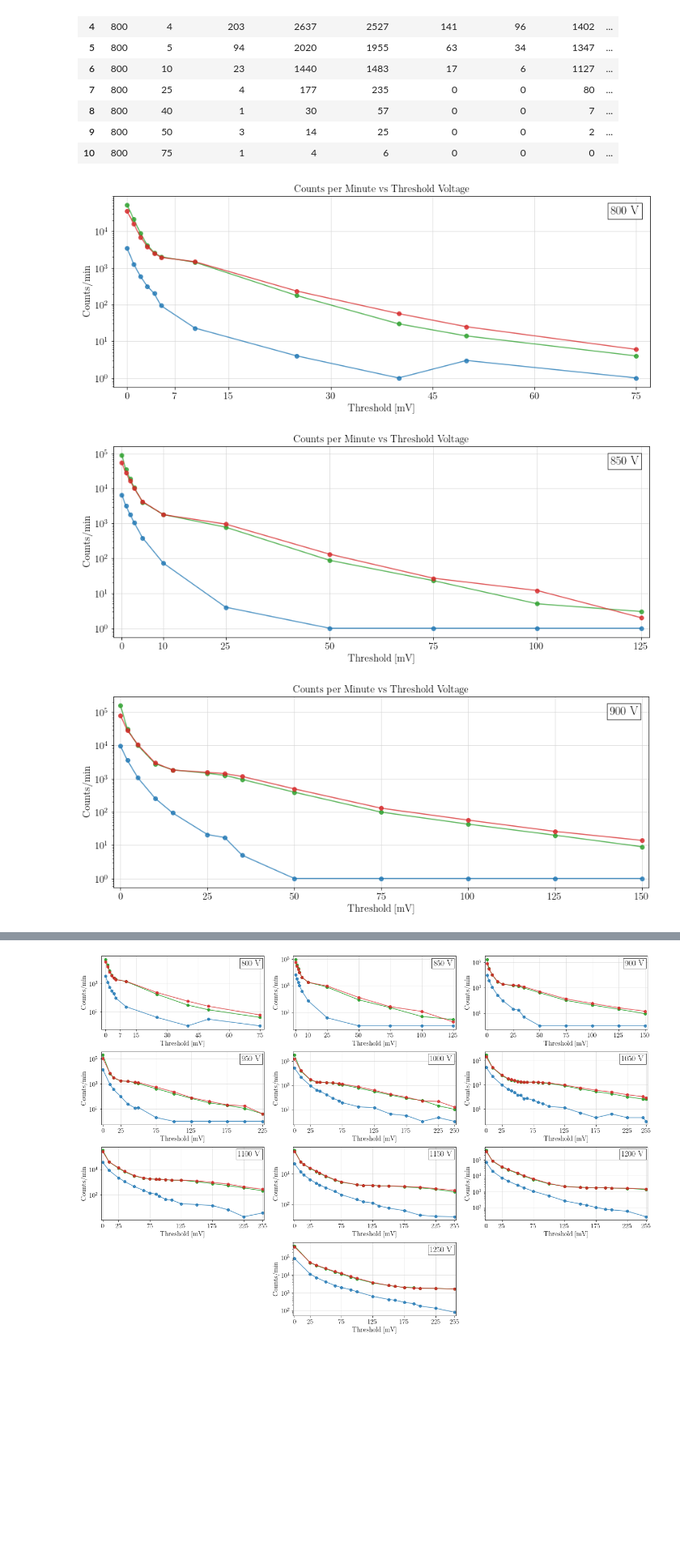
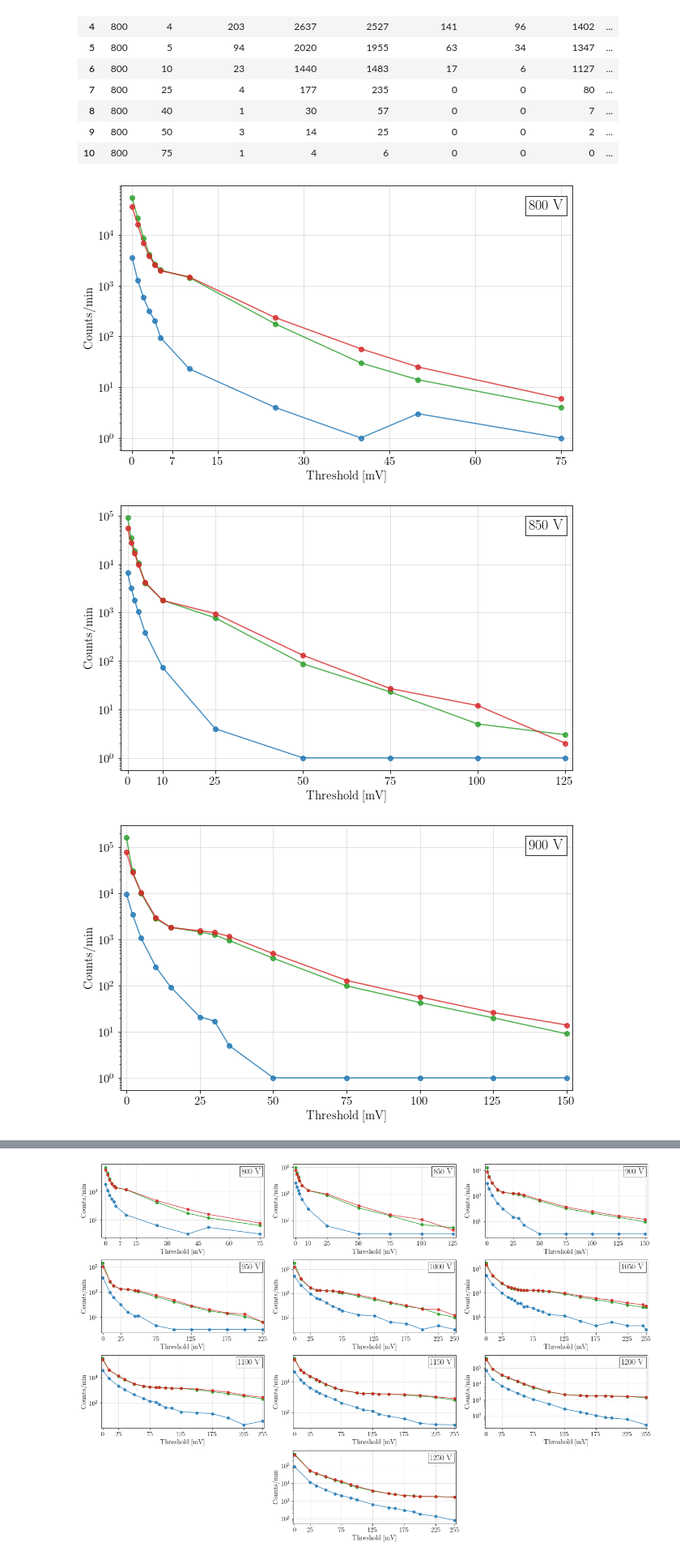
Before and after one commit to elisabreviglieri/muoni_lab, a Jupyter notebook: Calibrazione_Scintillatori.ipynb, the cells around one changed output, grey strips where cells are left out. Shown: that part at 81% size. Drawn from its saved outputs; the diff is of its cells as text; code cells hidden in the pictures; blank space fills up the shorter version.

```diff
--- a/Calibrazione_Scintillatori.ipynb
+++ b/Calibrazione_Scintillatori.ipynb
@@ -24,8 +24,9 @@ from mpl_toolkits.mplot3d import Axes3D
 import uproot
 
 #COSTANTI
-FIGSIZE_1_1 = (12, 5)
-FIGSIZE_3_1 = (12, 15)
+FIGSIZE_1_1 = (10, 6)
+FIGSIZE_3_1 = (10, 18)
+FIGSIZE_3_2 = (18, 12)
 
 FONT = "DejaVu Sans"
 FONT_DIM = [12,15,18,21,27]
@@ -239,35 +240,35 @@ for df, voltage in zip(dataframes, voltages):
              linewidth = LINE_WIDTH, color = COLORI_TRE[1], alpha = GRID_ALPHA)
     plt.plot(df['Th [mV]'], df['Counts/min_3'], linestyle = '-', marker = 'o',
              linewidth = LINE_WIDTH, color = COLORI_TRE[2], alpha = GRID_ALPHA)
 
-    plt.title('Counts per Minute vs Threshold Voltage', fontsize = FONT_DIM[1])
+    #plt.title('Counts per Minute vs Threshold Voltage', fontsize = FONT_DIM[1])
     plt.xlabel('Threshold [mV]', fontsize = FONT_DIM[1])
     plt.ylabel('Counts/min', fontsize = FONT_DIM[1])
 
     plt.xticks(Asse_x[voltage], fontsize = FONT_DIM[1])
     plt.yticks(fontsize = FONT_DIM[1])
 
     plt.xlim(-2, df['Th [mV]'].max() + 2)
 
     plt.yscale('log')
     plt.grid(True, color = 'lightgray',  alpha = GRID_ALPHA)
 
     ax = plt.gca()  # Ottieni l'oggetto Axes corrente
     ax.text(0.98, 0.95,  # Coordinate relative (x, y)
             f'{voltage} V',
             fontsize = FONT_DIM[2],
             bbox = dict(facecolor = 'white', alpha = GRID_ALPHA, edgecolor = 'black'),
             transform = ax.transAxes,  # Usa ax.transAxes per le coordinate relative
             ha = 'right',  # Allineamento orizzontale a destra
             va = 'top')    # Allineamento verticale in alto
 
-    plt.tight_layout()
+    #plt.tight_layout()
 
     if ESPORTA_IMMGAGINI:
         plt.savefig(CARTELLA_IMMAGINI + "1_1_plateau_" + f'{voltage}' + "_V" + FORMATO_IMMAGINI, bbox_inches = "tight", dpi=DPI)
 
 plt.show()
 # %% [output]
-[figure, old version]
+[figure, new version]
-[figure, old version]
+[figure, new version]
-[figure, old version]
+[figure, new version]
```
Also changed, not shown: parts of 3 cells of this notebook, 1 other file.
